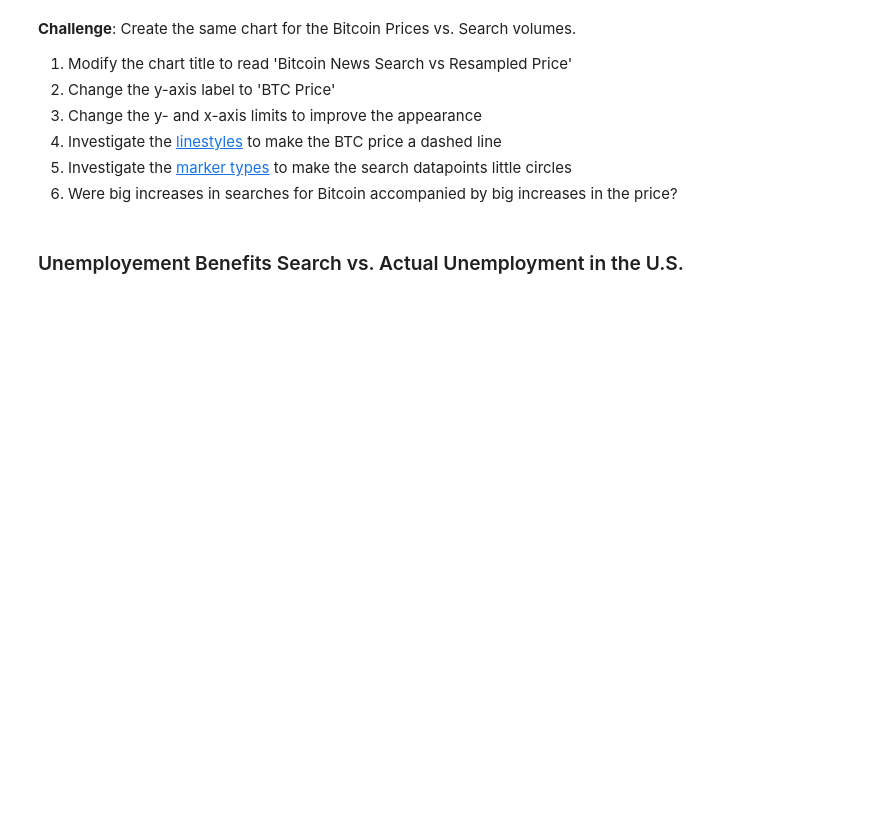
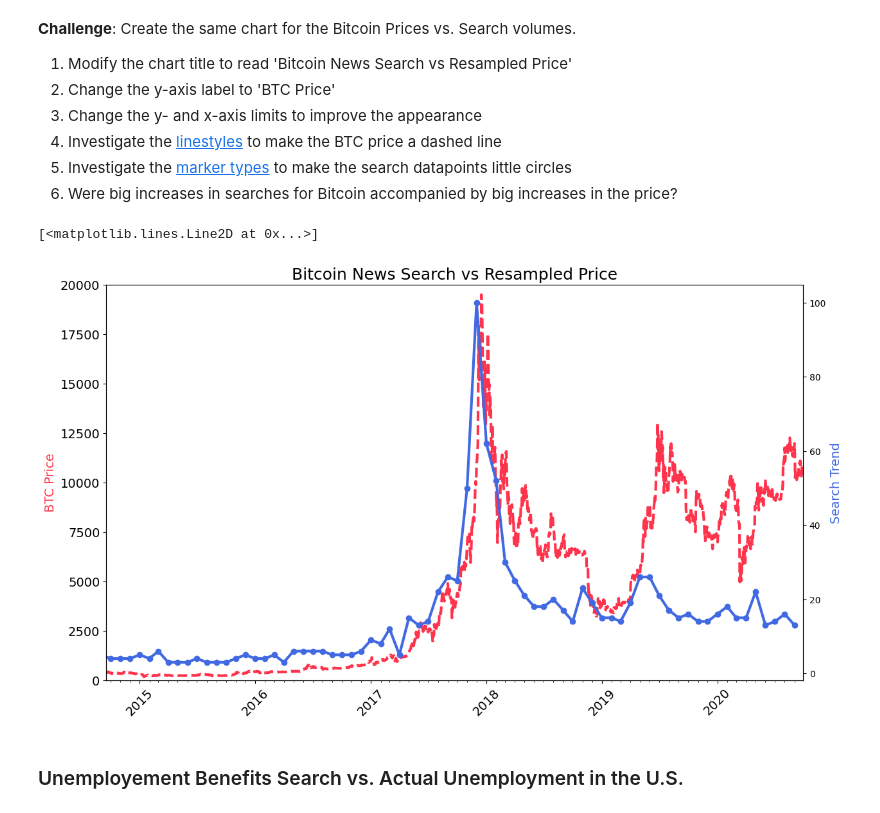
Before and after one commit to bnedjm/100-Dayz-of-Code, a Jupyter notebook: 04-Advanced-Section/Day-075 - Google Trends Data - Resampling and Visualising Time Series/Google Trends and Data Visualisation.ipynb, the cells around one changed output. Drawn from its saved outputs; the diff is of its cells as text; code cells hidden in the pictures; blank space fills up the shorter version.

Commit message:
day 075 data visualisation - bitcoin: line style and markers

```diff
--- a/04-Advanced-Section/Day-075 - Google Trends Data - Resampling and Visualising Time Series/Google Trends and Data Visualisation.ipynb
+++ b/04-Advanced-Section/Day-075 - Google Trends Data - Resampling and Visualising Time Series/Google Trends and Data Visualisation.ipynb
@@ -314,6 +314,31 @@ plt.show()
 4. Investigate the [linestyles](https://matplotlib.org/3.2.1/api/_as_gen/matplotlib.pyplot.plot.html ) to make the BTC price a dashed line <br>
 5. Investigate the [marker types](https://matplotlib.org/3.2.1/api/markers_api.html) to make the search datapoints little circles <br>
 6. Were big increases in searches for Bitcoin accompanied by big increases in the price?
+# %%
+plt.figure(figsize=(14,8), dpi=100)
+plt.title("Bitcoin News Search vs Resampled Price", fontsize=18)
+plt.xticks(fontsize=14, rotation=45)
+plt.yticks(fontsize=14)
+
+ax1 = plt.gca() # get current axes
+ax2 = ax1.twinx()
+
+ax1.set_ylabel("BTC Price", color="#FF334B", fontsize=14)
+ax2.set_ylabel("Search Trend", color="royalblue", fontsize=14)
+
+ax1.set_xlim(df_btc_price.DATE.min(), df_btc_price.DATE.max())
+ax1.set_ylim(0, 20000)
+# ax2.set_ylim(0, 35)
+
+ax1.xaxis.set_major_locator(years)
+ax1.xaxis.set_major_formatter(years_fmt)
+ax1.xaxis.set_minor_locator(months)
+
+ax1.plot(df_btc_price.DATE, df_btc_price.CLOSE, color="#FF334B", linewidth=3, linestyle='dashed')
+ax2.plot(df_btc_search.MONTH, df_btc_search.BTC_NEWS_SEARCH, color="royalblue", linewidth=3, marker="o")
+# %% [output]
+[<matplotlib.lines.Line2D at 0x...>]
+[figure, added]
 # %% [markdown]
 ### Unemployement Benefits Search vs. Actual Unemployment in the U.S.
 # %% [markdown]
```
